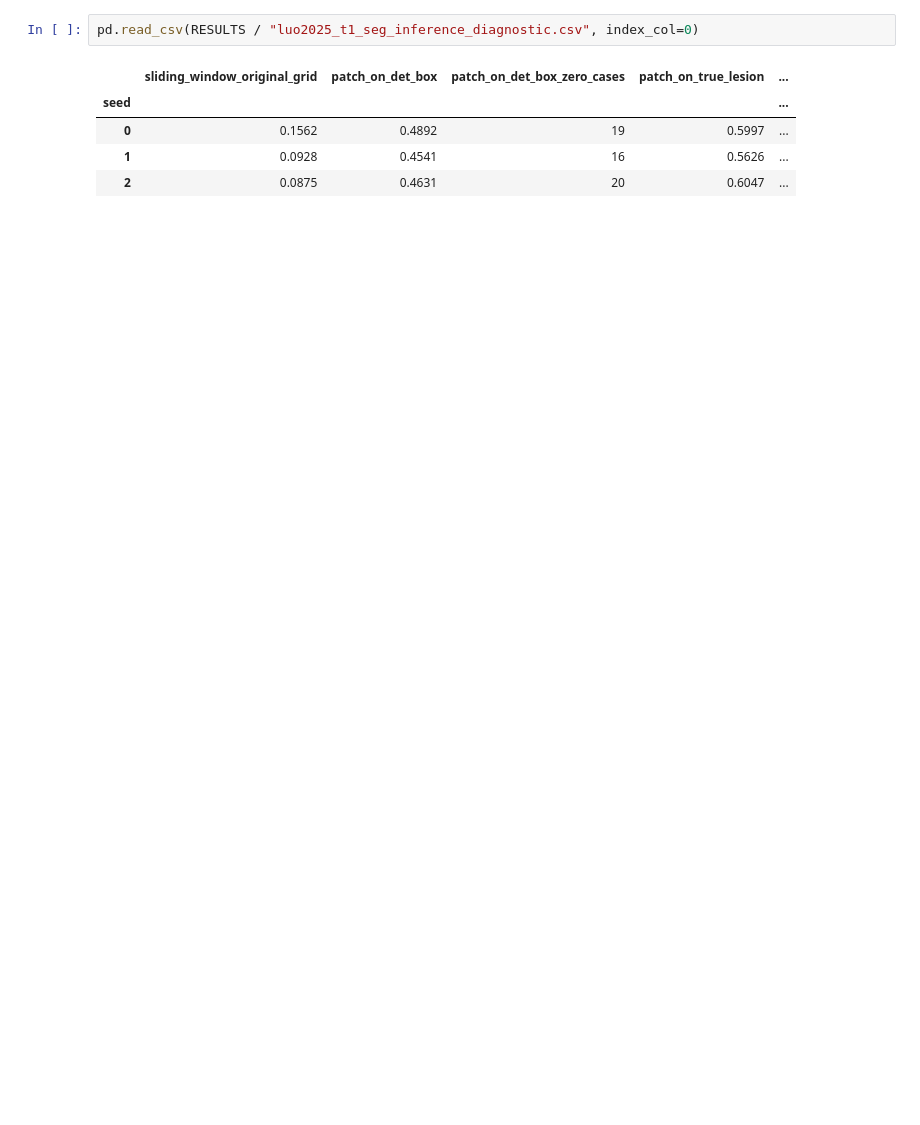
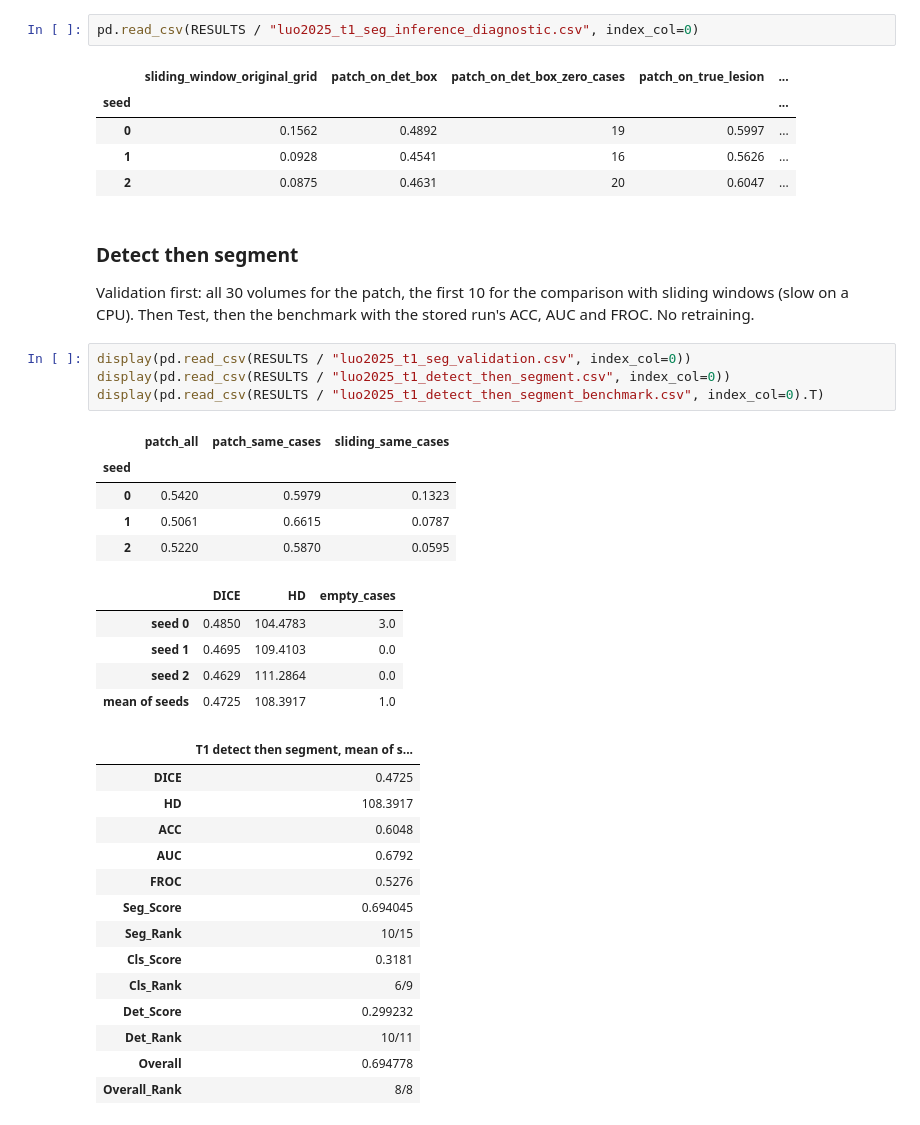
Before and after one commit to mralinp/abus-classification, a Jupyter notebook: notebooks/7-luo2025-t1.ipynb, the cells around one changed output. Drawn from its saved outputs; the diff is of its cells as text; blank space fills up the shorter version.

Commit message:
feat: T1 detect-then-segment inference, chosen on Validation and scored on Test without retraining

```diff
--- a/notebooks/7-luo2025-t1.ipynb
+++ b/notebooks/7-luo2025-t1.ipynb
@@ -140,3 +140,36 @@ pd.read_csv(RESULTS / "luo2025_t1_seg_inference_diagnostic.csv", index_col=0)
 | 0 | 0.1562 | 0.4892 | 19 | 0.5997 | ... |
 | 1 | 0.0928 | 0.4541 | 16 | 0.5626 | ... |
 | 2 | 0.0875 | 0.4631 | 20 | 0.6047 | ... |
+# %% [markdown]
+### Detect then segment
+
+Validation first: all 30 volumes for the patch, the first 10 for the comparison with sliding windows (slow on a CPU). Then Test, then the benchmark with the stored run's ACC, AUC and FROC. No retraining.
+# %%
+display(pd.read_csv(RESULTS / "luo2025_t1_seg_validation.csv", index_col=0))
+display(pd.read_csv(RESULTS / "luo2025_t1_detect_then_segment.csv", index_col=0))
+display(pd.read_csv(RESULTS / "luo2025_t1_detect_then_segment_benchmark.csv", index_col=0).T)
+# %% [output]
+|  | patch_all | patch_same_cases | sliding_same_cases |
+| seed |  |  |  |
+| 0 | 0.5420 | 0.5979 | 0.1323 |
+| 1 | 0.5061 | 0.6615 | 0.0787 |
+| 2 | 0.5220 | 0.5870 | 0.0595 |
+|  | DICE | HD | empty_cases |
+| seed 0 | 0.4850 | 104.4783 | 3.0 |
+| seed 1 | 0.4695 | 109.4103 | 0.0 |
+| seed 2 | 0.4629 | 111.2864 | 0.0 |
+| mean of seeds | 0.4725 | 108.3917 | 1.0 |
+|  | T1 detect then segment, mean of s... |
+| DICE | 0.4725 |
+| HD | 108.3917 |
+| ACC | 0.6048 |
+| AUC | 0.6792 |
+| FROC | 0.5276 |
+| Seg_Score | 0.694045 |
+| Seg_Rank | 10/15 |
+| Cls_Score | 0.3181 |
+| Cls_Rank | 6/9 |
+| Det_Score | 0.299232 |
+| Det_Rank | 10/11 |
+| Overall | 0.694778 |
+| Overall_Rank | 8/8 |
```
Also changed, not shown: parts of 2 cells of this notebook, 11 other files.
